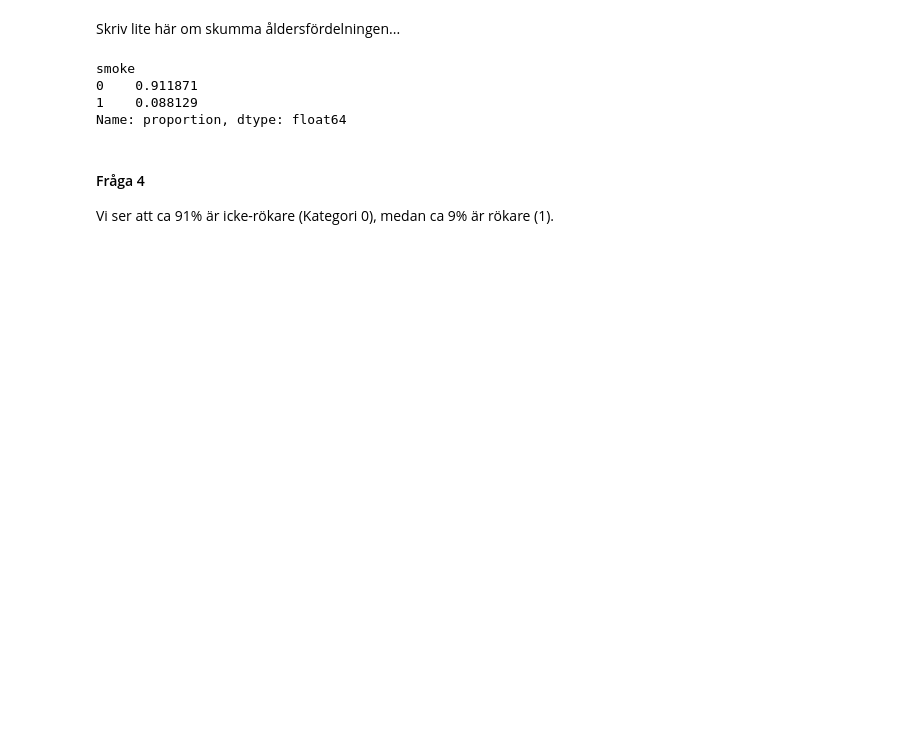
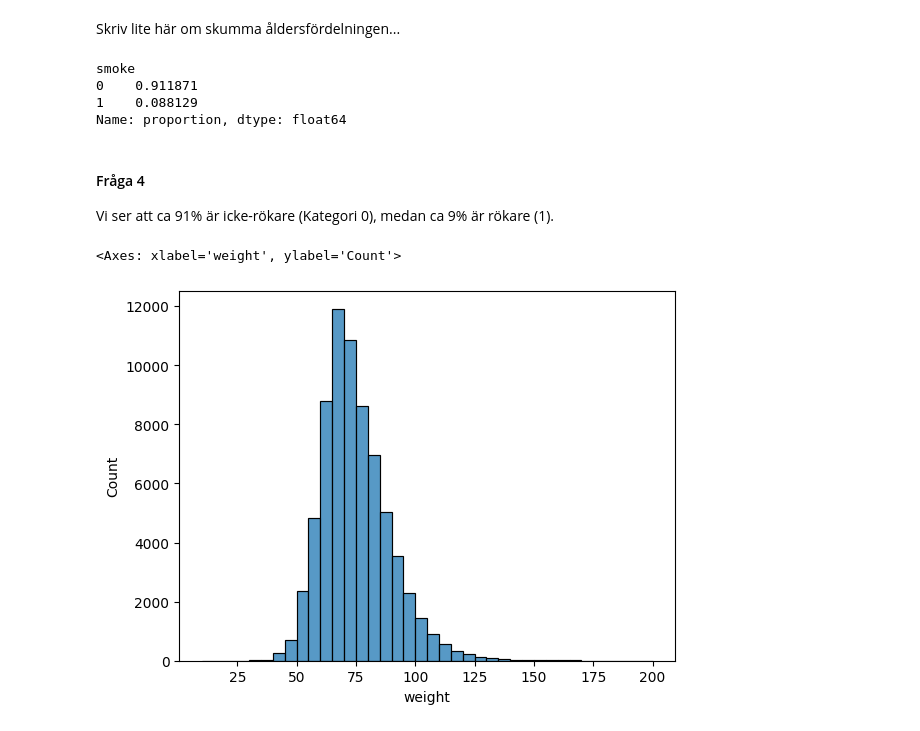
Before and after one commit to bearwinterfirth/medical, a Jupyter notebook: disease_prediction.ipynb, the cells around one changed output. Saved outputs shown, nothing was run; the diff lists cells and outputs as text; code cells hidden in the pictures; blank space fills up the shorter version.

```diff
--- a/disease_prediction.ipynb
+++ b/disease_prediction.ipynb
@@ -53,3 +53,8 @@ Name: proportion, dtype: float64
 # %% [markdown]
 #### Fråga 4
 Vi ser att ca 91% är icke-rökare (Kategori 0), medan ca 9% är rökare (1).
+# %%
+sns.histplot(df["weight"], binwidth=5)
+# %% [output]
+<Axes: xlabel='weight', ylabel='Count'>
+[figure, added]
```
Also changed, not shown: parts of 5 cells of this notebook.
